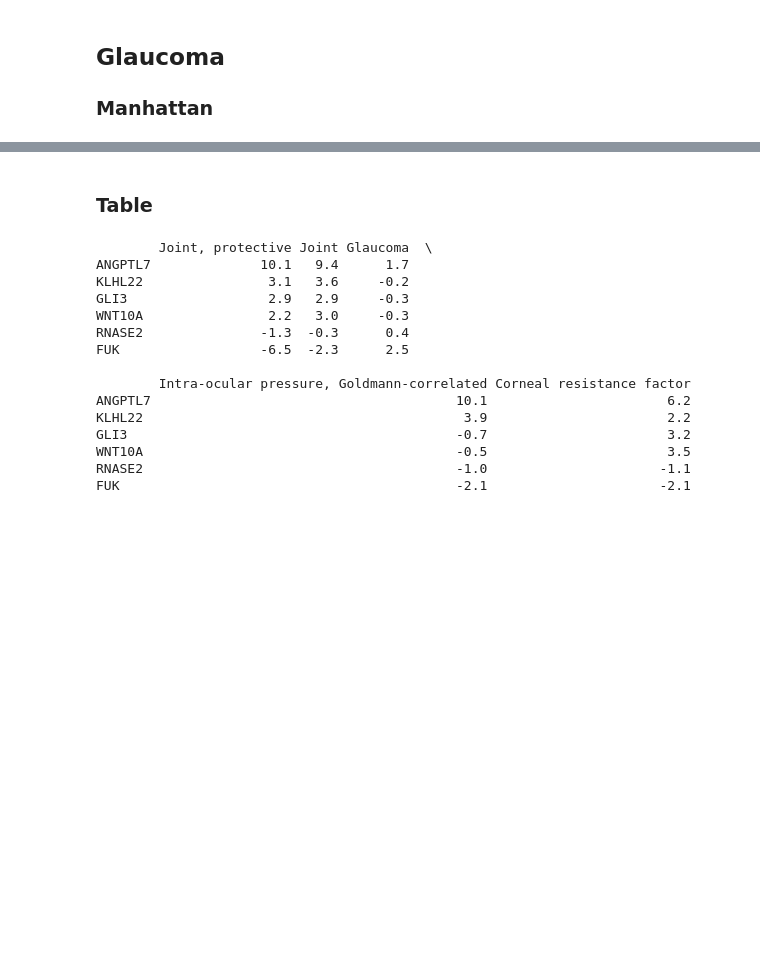
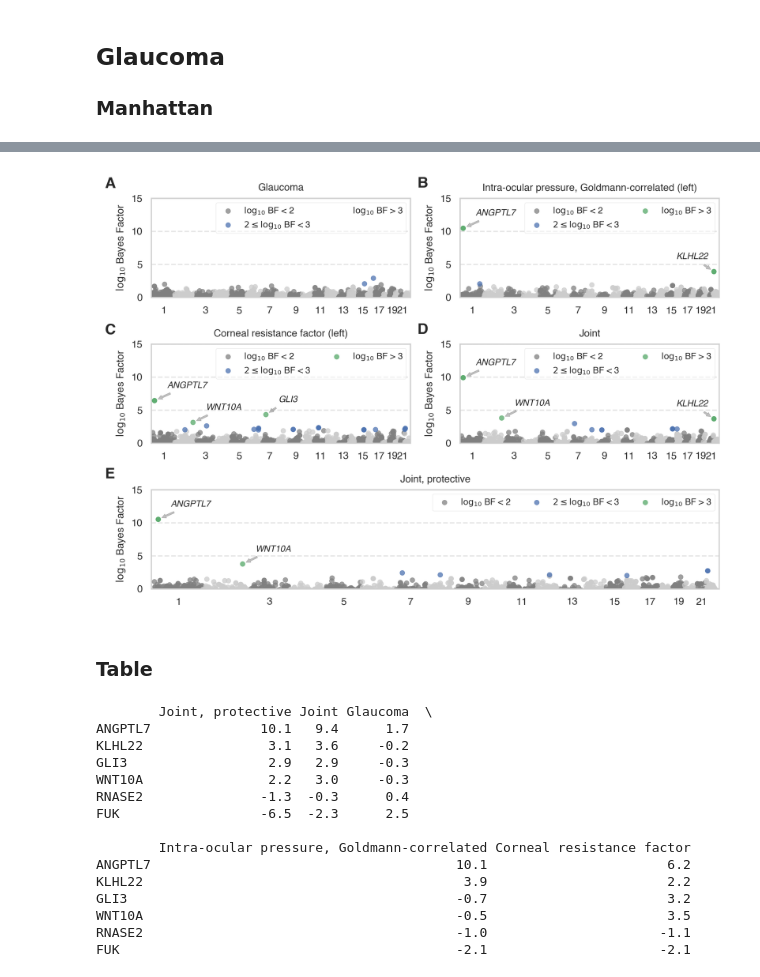
Before and after one commit to rivas-lab/mrp, a Jupyter notebook: figures/Manhattan and Forest Plots.ipynb, the cells around one changed output, grey strips where cells are left out. Saved outputs shown, nothing was run; the diff lists cells and outputs as text; code cells hidden in the pictures; blank space fills up the shorter version.

```diff
--- a/figures/Manhattan and Forest Plots.ipynb
+++ b/figures/Manhattan and Forest Plots.ipynb
@@ -1212 +1091,95 @@ plt.savefig('glaucoma_manhattan.pdf')
 [figure]
+# %%
+col = 'bma'
+print(col)
+
+annotations = dict()
+for fn in [
+    '../results/glaucoma/HC276.glaucoma.chrpos.01_00001.out',
+    '../results/glaucoma/INI5263.glaucoma.chrpos.01_00001.out',
+    '../results/glaucoma/INI5265.glaucoma.chrpos.01_00001.out',
+    '../results/glaucoma/f4traits.all.glaucoma.chrpos.01_00001.out',
+    '../results/glaucoma/f4traits.prot.glaucoma.chrpos.01_00001.out',
+]:
+    annotations[fn] = list(get_annotations(fn, cutoff=3, col=col))
+    if 'ANGPTL7' in annotations[fn] and 'MTOR' in annotations[fn]:
+        annotations[fn].remove('MTOR')
+    if 'SCARF2' in annotations[fn] and 'KLHL22' in annotations[fn]:
+        annotations[fn].remove('SCARF2')
+    tdf = read_results(fn)
+
+fig = plt.figure(figsize=(7, 5), dpi=300)
+# gs = gridspec.GridSpec(1, 1)
+# ax = fig.add_subplot(gs[0, 0])
+# ax.text(0, 1, 'Figure 2',
+#         size=14, va='top')
+# clean_axis(ax)
+# gs.tight_layout(fig, rect=[0, 0.93, 1, 1])
+
+gs = gridspec.GridSpec(3, 2)
+axs = []
+ax = fig.add_subplot(gs[0, 0])
+fn = '../results/glaucoma/HC276.glaucoma.chrpos.01_00001.out'
+ax,res = plot_manhattan(fn, ax, col=col, loc='upper right', ncol=2)
+ax.set_ylim(0, 15)
+# offsets = {'IL33':(0, 20), 'CCR3':(0, 10), 'IL17RA':(-25, 20), 'CTD-3064M3.3':(0, 20)}
+offsets = dict(zip(annotations[fn], [[10, 10] for x in annotations[fn]]))
+add_annotations(fn, ax, offsets, col=col)
+title = phenos.loc['HC276', 'phenotype'].replace('_', ' ')
+title = title[0].upper() + title[1:]
+ax.set_title(title, fontsize=8)
+axs.append(ax)
+
+ax = fig.add_subplot(gs[0, 1])
+fn = '../results/glaucoma/INI5263.glaucoma.chrpos.01_00001.out'
+ax,res = plot_manhattan(fn, ax, col=col, loc='upper right', ncol=2)
+ax.set_ylim(0, 15)
+offsets = {'ANGPTL7':(10, 10), 'KLHL22':(-30, 10)}
+add_annotations(fn, ax, offsets, col=col)
+title = phenos.loc['INI5263', 'phenotype'].replace('_', ' ')
+title = title[0].upper() + title[1:]
+ax.set_title(title, fontsize=8)
+axs.append(ax)
+
+ax = fig.add_subplot(gs[1, 0])
+fn = '../results/glaucoma/INI5265.glaucoma.chrpos.01_00001.out'
+ax,res = plot_manhattan(fn, ax, col=col, loc='upper right', ncol=2)
+ax.set_ylim(0, 15)
+offsets = dict(zip(annotations[fn], [[10, 10] for x in annotations[fn]]))
+add_annotations(fn, ax, offsets, col=col)
+title = phenos.loc['INI5265', 'phenotype'].replace('_', ' ')
+title = title[0].upper() + title[1:]
+ax.set_title(title, fontsize=8)
+axs.append(ax)
+
+ax = fig.add_subplot(gs[1, 1])
+fn = '../results/glaucoma/f4traits.all.glaucoma.chrpos.01_00001.out'
+ax,res = plot_manhattan(fn, ax, col=col, loc='upper right', ncol=2)
+ax.set_ylim(0, 15)
+offsets = {'ANGPTL7':(10, 10), 'WNT10A':(10, 10), 'KLHL22':(-30, 10)}
+add_annotations(fn, ax, offsets, col=col)
+ax.set_title('Joint', fontsize=8)
+axs.append(ax)
+
+ax = fig.add_subplot(gs[2, 0:2])
+fn = '../results/glaucoma/f4traits.prot.glaucoma.chrpos.01_00001.out'
+ax,res = plot_manhattan(fn, ax, col=col, loc='upper right', ncol=3)
+ax.set_ylim(0, 15)
+offsets = dict(zip(annotations[fn], [[10, 10] for x in annotations[fn]]))
+add_annotations(fn, ax, offsets, col=col)
+ax.set_title('Joint, protective', fontsize=8)
+
+t = fig.text(0.005, 0.96, 'A', weight='bold',
+             size=12)
+t = fig.text(0.5, 0.96, 'B', weight='bold',
+             size=12)
+t = fig.text(0.005, 0.635, 'C', weight='bold',
+             size=12)
+t = fig.text(0.5, 0.635, 'D', weight='bold',
+             size=12)
+t = fig.text(0.005, 0.315, 'E', weight='bold',
+             size=12)
+
+gs.tight_layout(fig, rect=[0, 0, 1, 1])
+plt.savefig('glaucoma_manhattan_{}.pdf'.format(col))
+# %% [output]
@@ -1213,3 +1187,4 @@ plt.savefig('glaucoma_manhattan.pdf')
+[figure, added]
 # %% [markdown]
 ### Table
 # %%
```
Also changed, not shown: parts of 17 cells of this notebook, 12 other files.
